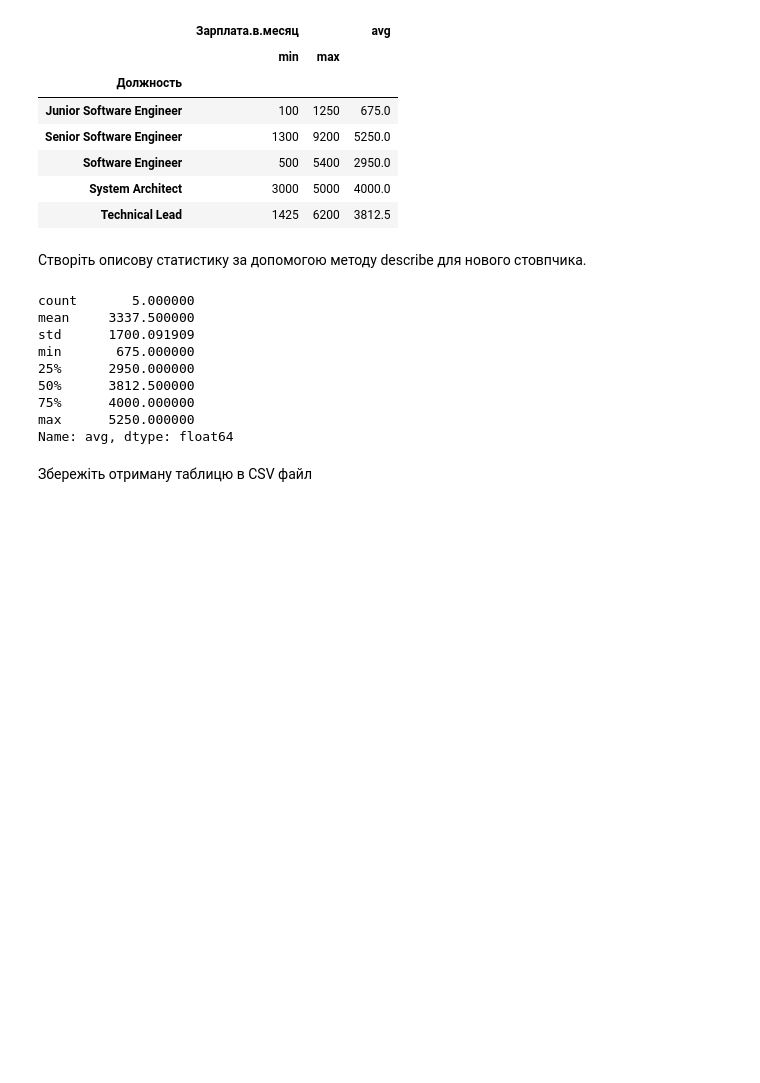
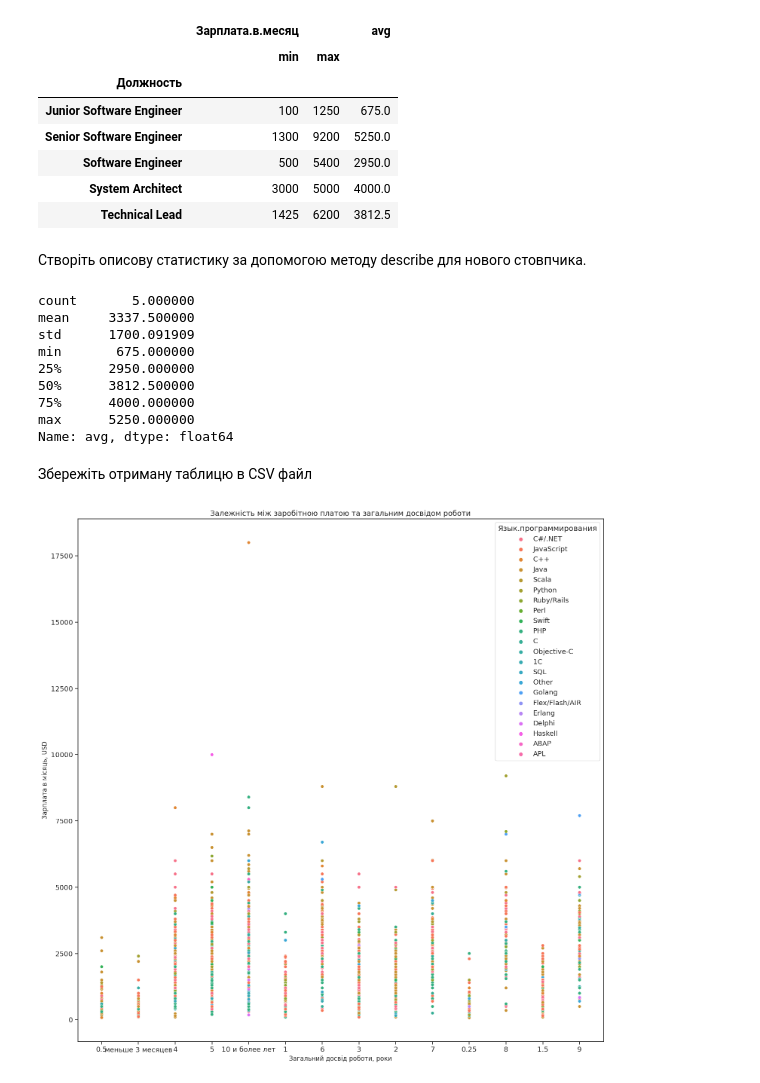
Before and after one commit to ZatokaV/DS_W_2, a Jupyter notebook: Hw2_2.ipynb, the cells around one changed output. Saved outputs shown, nothing was run; the diff lists cells and outputs as text; code cells hidden in the pictures; blank space fills up the shorter version.

```diff
--- a/Hw2_2.ipynb
+++ b/Hw2_2.ipynb
@@ -165,3 +154,15 @@ Name: avg, dtype: float64
 Збережіть отриману таблицю в CSV файл
 # %%
 new_df.to_csv('salary_stats.csv', index=True)
+# %%
+import seaborn as sns
+import matplotlib.pyplot as plt
+
+plt.figure(figsize=(18,18))
+sns.scatterplot(data=df, x='Общий.опыт.работы', y='Зарплата.в.месяц', hue='Язык.программирования')
+plt.title('Залежність між заробітною платою та загальним досвідом роботи', fontsize=14)
+plt.xlabel('Загальний досвід роботи, роки', fontsize=12)
+plt.ylabel('Зарплата в місяць, USD', fontsize=12)
+plt.show()
+# %% [output]
+[figure, added]
```
Also changed, not shown: parts of 3 cells of this notebook.
